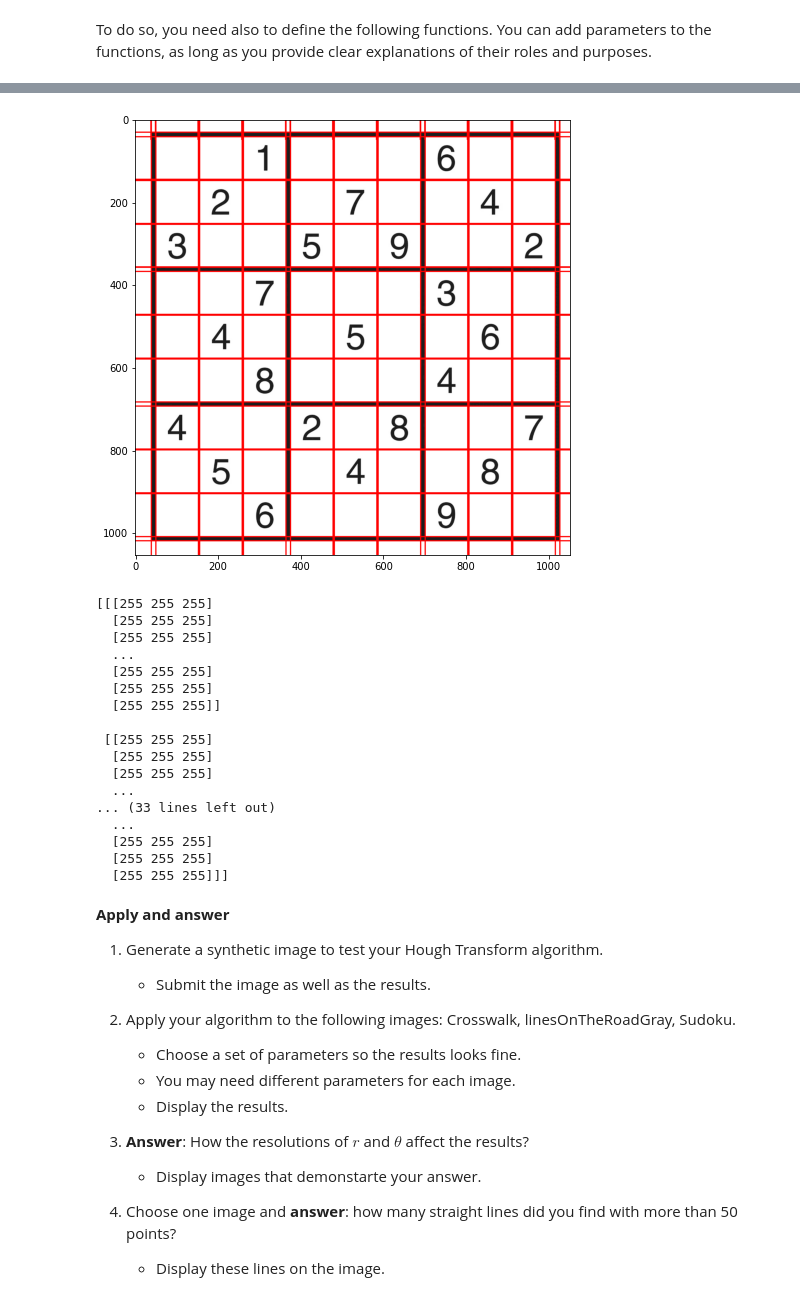
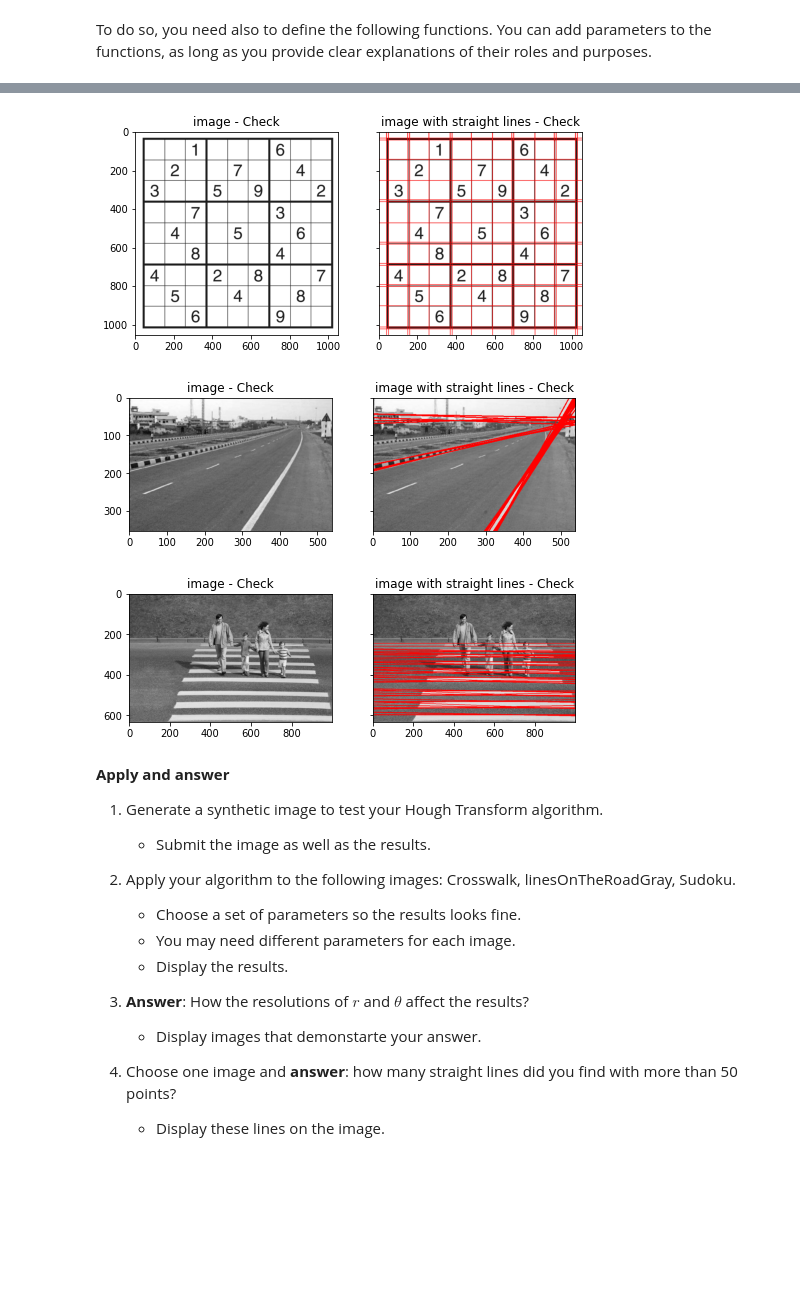
Before and after one commit to YaffeOmer/Computer-Vision-HW2, a Jupyter notebook: hw2.ipynb, the cells around one changed output, grey strips where cells are left out. Saved outputs shown, nothing was run; the diff lists cells and outputs as text; code cells hidden in the pictures; blank space fills up the shorter version.

```diff
--- a/hw2.ipynb
+++ b/hw2.ipynb
@@ -211,12 +155,0 @@ def display_lines(im,list_lines):
-# %%
-# Draft For debug only !!!!!!!!!!!!!!!!!!!!!!!!!!!!!!!!!!!!!!!!!!!!!!!!!!!!!!!!!!!!!
-img = cv2.imread('.\images\Sudoku.PNG', cv2.IMREAD_GRAYSCALE)
-plt.imshow(img, cmap='gray')
-assert img is not None, "file could not be read, check with os.path.exists()"
-edges = cv2.Canny(img,250,500,5)
-
-accumalor_mat,R_distances,thetas = H_matrix(edges, 1, 1)
-th = 300
-list_of_lines = list_lines(accumalor_mat,th,R_distances,thetas)
-print(list_of_lines)
-image_with_lines = display_lines(img,list_of_lines)
@@ -232,8 +155,0 @@ image_with_lines = display_lines(img,list_of_lines)
-# %%
-image_with_lines = display_lines(img,list_of_lines)
-image_with_lines_rgb = cv2.cvtColor(image_with_lines, cv2.COLOR_BGR2RGB)
-plt.imshow(image_with_lines_rgb)
-# plt.axis('off')  # Optional: Turn off axis labels
-plt.show()
-# %% [output]
-[figure, removed]
@@ -262,32 +156,44 @@ plt.show()
-# %%
-#Now use the above functions to implement
-def straight_lines(image_file, res_r, res_orient,min_number_points,display,  ...)()
-...
+# %%
+#Now use the above functions to implement
+def straight_lines(image_file,Image_title, res_r, res_orient,min_number_points,display):
+
+    # Import image
+    img = cv2.imread(image_file, cv2.IMREAD_GRAYSCALE)
+
+    # Get edges
+    edges = cv2.Canny(img,250,500,5)
+
+    # Calculate Hough matrix
+    accumalor_mat,R_distances,thetas = H_matrix(edges, res_r, res_orient)
+
+    # Find lines
+    list_of_lines = list_lines(accumalor_mat,min_number_points,R_distances,thetas)
+
+    # Display lines
+    image_with_lines = display_lines(img,list_of_lines)
+
+    # Display results
+    if display:
+        image_with_lines_rgb = cv2.cvtColor(image_with_lines, cv2.COLOR_BGR2RGB)
+        f, ((ax1, ax2)) = plt.subplots(1, 2, sharex='col', sharey='row')
+        ax1.imshow(img), ax1.set_title(f'image - {Image_title}')
+        ax2.imshow(image_with_lines_rgb), ax2.set_title(f'image with straight lines - {Image_title}')
+        plt.show()
+
+straight_lines(image_file = '.\images\Sudoku.PNG',Image_title = 'Check', res_r = 10, res_orient = 10 ,min_number_points = 800,display = 1)
+straight_lines(image_file = '.\images\linesOnTheRoadGray.jpg',Image_title = 'Check', res_r = 0.5, res_orient = 1 ,min_number_points = 70,display = 1)
+straight_lines(image_file = '.\images\Crosswalk.jpg',Image_title = 'Check', res_r = 1, res_orient = 1 ,min_number_points = 100,display = 1)
+# %% [output]
+[figure, added]
+[figure, added]
+[figure, added]
 # %%
 # Here is an example of how to draw a red line
 # between (x1, y1) and (x2, y2) on a gray level image, img
 # The first step is to create a color image from img.
 
-imC = np.dstack([img,img,img])   # a gray level image that is saved as a color image
-cv2.line(img, (x1, y1), (x2, y2), (255,0,0), thickness)
+# imC = np.dstack([img,img,img])   # a gray level image that is saved as a color image
+# cv2.line(img, (x1, y1), (x2, y2), (255,0,0), thickness)
-# %% [output]
-[[[255 255 255]
-  [255 255 255]
-  [255 255 255]
-  ...
-  [255 255 255]
-  [255 255 255]
-  [255 255 255]]
-
- [[255 255 255]
-  [255 255 255]
-  [255 255 255]
-  ...
-... (33 lines left out)
-  ...
-  [255 255 255]
-  [255 255 255]
-  [255 255 255]]]
 # %%
 # Here is an example of how to use the CV2 Canny edge detector.
 # You can play with the parameters to achieve desired results.
```
Also changed, not shown: parts of 6 cells of this notebook.
